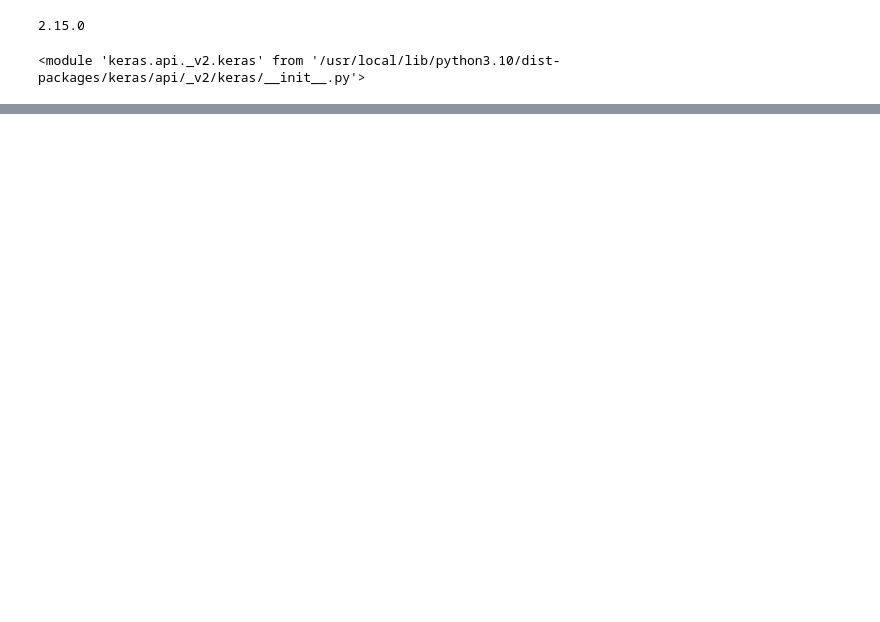
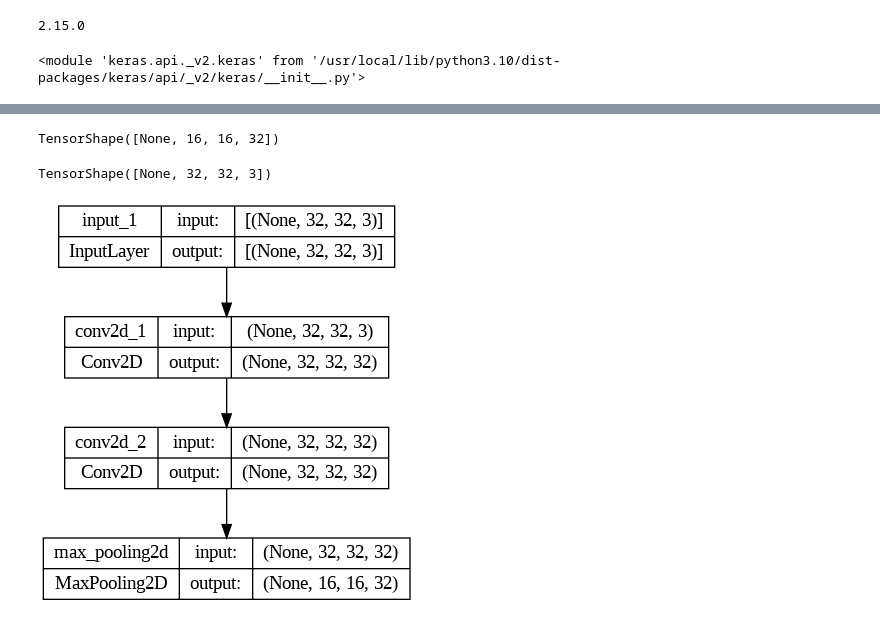
Before and after one commit to dangtrantrung/TensorFlow_Keras, a Jupyter notebook: TensorFlow_Keras.ipynb, the cells around one changed output, grey strips where cells are left out. Drawn from its saved outputs; the diff is of its cells as text; code cells hidden in the pictures; blank space fills up the shorter version.

```diff
--- a/TensorFlow_Keras.ipynb
+++ b/TensorFlow_Keras.ipynb
@@ -13,0 +23,8 @@ print(keras)
+# %%
+# CNN model
+inputs=keras.layers.Input(shape=[32,32,3])
+x=keras.layers.Conv2D(filters=32,kernel_size=3,padding='same',activation='relu')(inputs)
+x=keras.layers.Conv2D(filters=32,kernel_size=3,padding='same',activation='relu')(x)
+predictions=keras.layers.MaxPool2D(pool_size=2)(x)
+
+model=keras.Model(inputs=inputs,outputs=predictions)
@@ -13,0 +52,12 @@ print(keras)
+# %%
+predictions.shape
+# %% [output]
+TensorShape([None, 16, 16, 32])
+# %%
+inputs.shape
+# %% [output]
+TensorShape([None, 32, 32, 3])
+# %%
+keras.utils.plot_model(model,'model.png',show_shapes=True)
+# %% [output]
+[figure, added]
```
Also changed, not shown: parts of 2 cells of this notebook.
